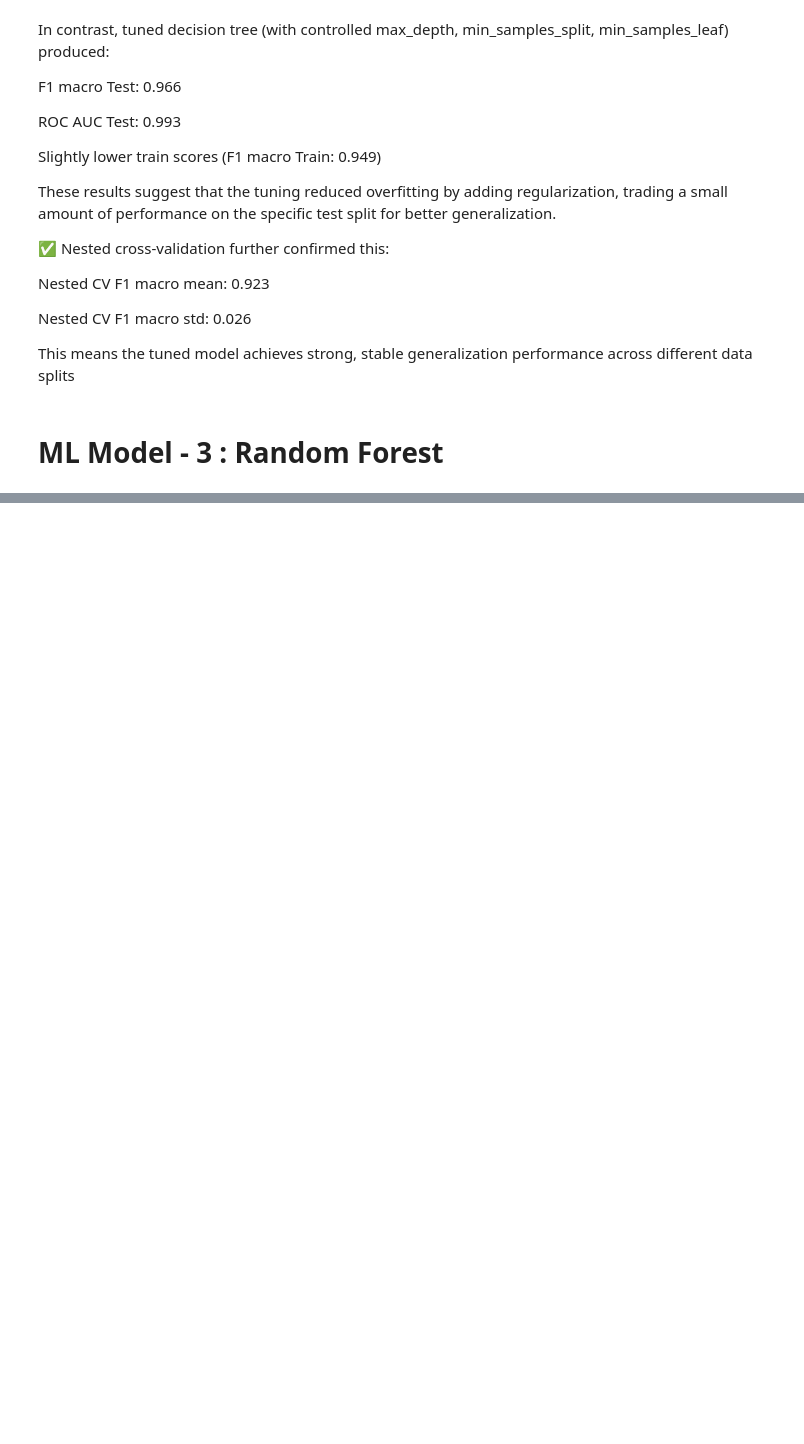
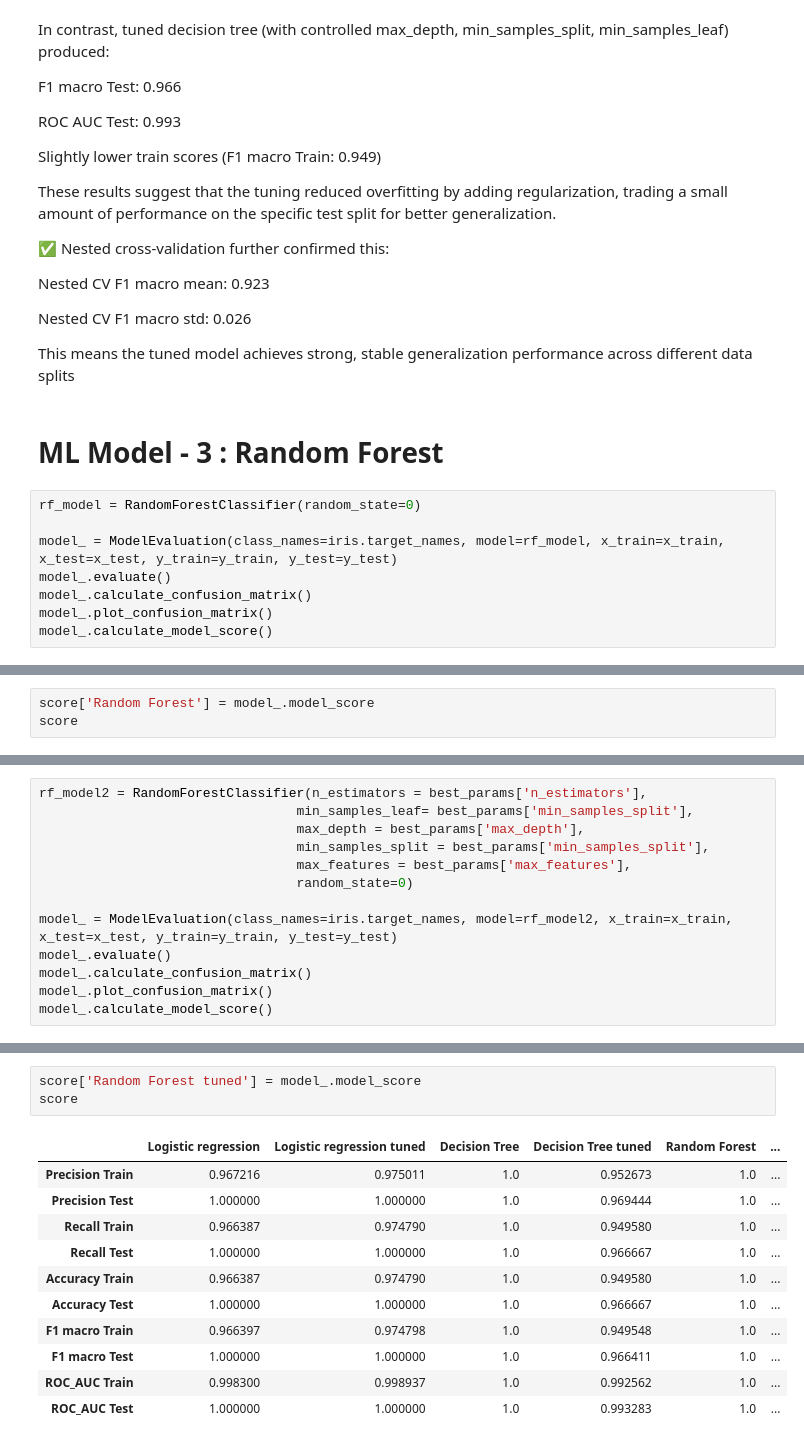
Before and after one commit to Aya11ali/Iris_Flower_Classification, a Jupyter notebook: Iris_Flower_Classification.ipynb, the cells around one changed output, grey strips where cells are left out. Cells and saved outputs as stored; diff of their text form; blank space fills up the shorter version.

```diff
--- a/Iris_Flower_Classification.ipynb
+++ b/Iris_Flower_Classification.ipynb
@@ -575,3 +578,11 @@ Nested CV F1 macro std: 0.026
 This means the tuned model achieves strong, stable generalization performance across different data splits
 # %% [markdown]
 # ML Model - 3 : Random Forest
+# %%
+rf_model = RandomForestClassifier(random_state=0)
+
+model_ = ModelEvaluation(class_names=iris.target_names, model=rf_model, x_train=x_train, x_test=x_test, y_train=y_train, y_test=y_test)
+model_.evaluate()
+model_.calculate_confusion_matrix()
+model_.plot_confusion_matrix()
+model_.calculate_model_score()
@@ -577,0 +591,3 @@ This means the tuned model achieves strong, stable generalization performance ac
+# %%
+score['Random Forest'] = model_.model_score
+score
@@ -577,0 +627,13 @@ This means the tuned model achieves strong, stable generalization performance ac
+# %%
+rf_model2 = RandomForestClassifier(n_estimators = best_params['n_estimators'],
+                                 min_samples_leaf= best_params['min_samples_split'],
+                                 max_depth = best_params['max_depth'],
+                                 min_samples_split = best_params['min_samples_split'],
+                                 max_features = best_params['max_features'],
+                                 random_state=0)
+
+model_ = ModelEvaluation(class_names=iris.target_names, model=rf_model2, x_train=x_train, x_test=x_test, y_train=y_train, y_test=y_test)
+model_.evaluate()
+model_.calculate_confusion_matrix()
+model_.plot_confusion_matrix()
+model_.calculate_model_score()
@@ -577,0 +642,15 @@ This means the tuned model achieves strong, stable generalization performance ac
+# %%
+score['Random Forest tuned'] = model_.model_score
+score
+# %% [output]
+|  | Logistic regression | Logistic regression tuned | Decision Tree | Decision Tree tuned | Random Forest | ... |
+| Precision Train | 0.967216 | 0.975011 | 1.0 | 0.952673 | 1.0 | ... |
+| Precision Test | 1.000000 | 1.000000 | 1.0 | 0.969444 | 1.0 | ... |
+| Recall Train | 0.966387 | 0.974790 | 1.0 | 0.949580 | 1.0 | ... |
+| Recall Test | 1.000000 | 1.000000 | 1.0 | 0.966667 | 1.0 | ... |
+| Accuracy Train | 0.966387 | 0.974790 | 1.0 | 0.949580 | 1.0 | ... |
+| Accuracy Test | 1.000000 | 1.000000 | 1.0 | 0.966667 | 1.0 | ... |
+| F1 macro Train | 0.966397 | 0.974798 | 1.0 | 0.949548 | 1.0 | ... |
+| F1 macro Test | 1.000000 | 1.000000 | 1.0 | 0.966411 | 1.0 | ... |
+| ROC_AUC Train | 0.998300 | 0.998937 | 1.0 | 0.992562 | 1.0 | ... |
+| ROC_AUC Test | 1.000000 | 1.000000 | 1.0 | 0.993283 | 1.0 | ... |
```
Also changed, not shown: parts of 13 cells of this notebook.
